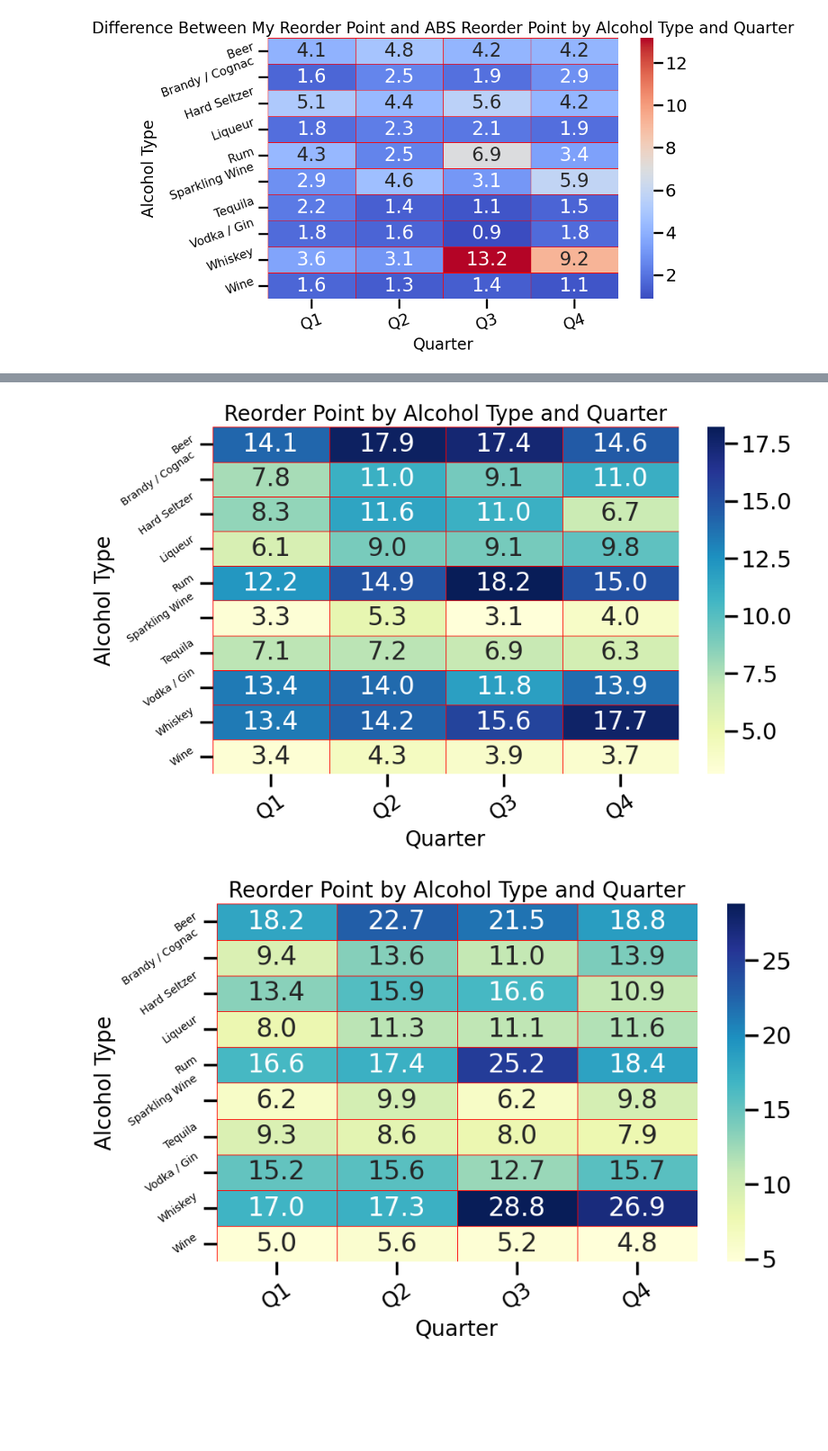
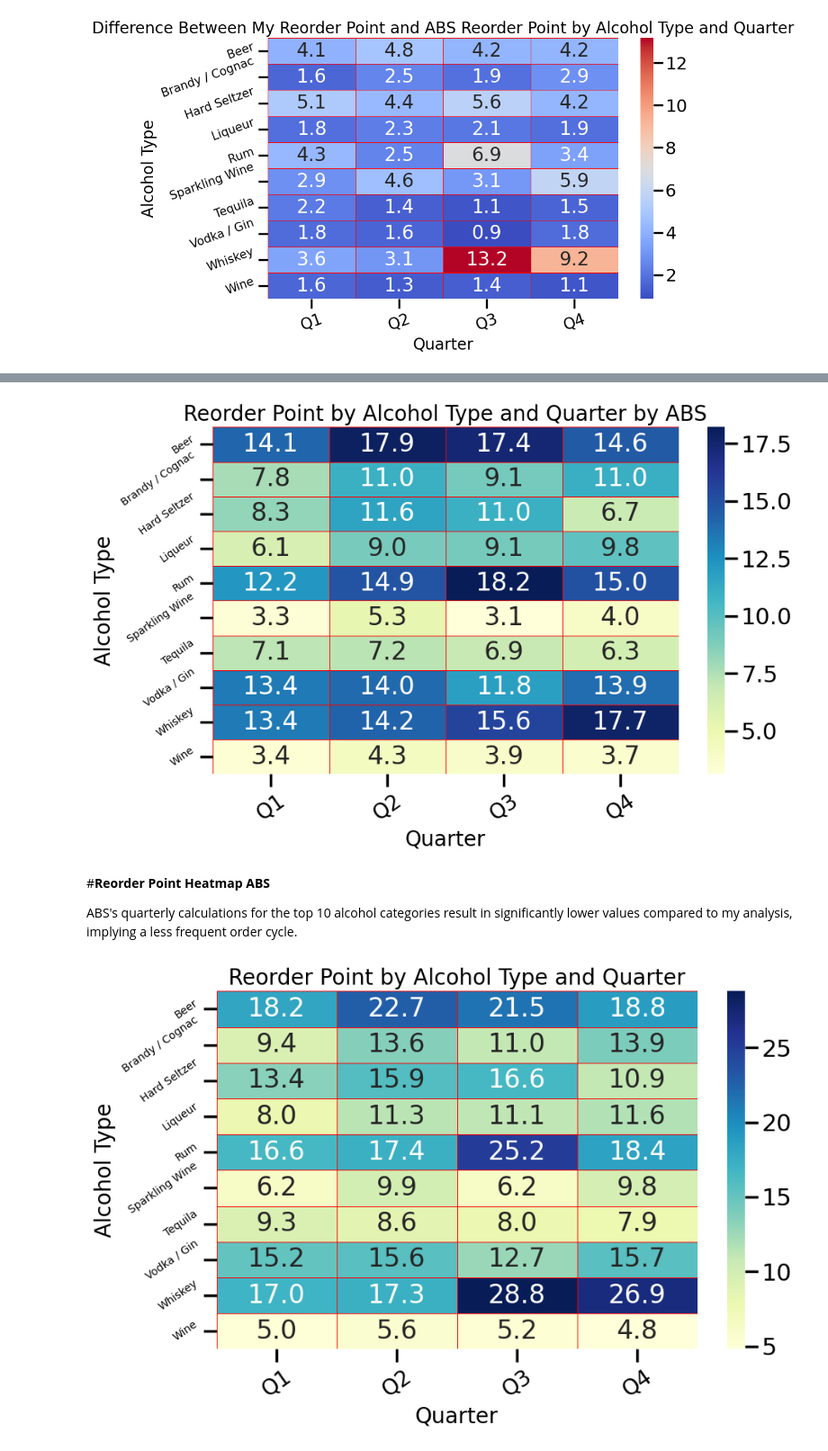
Before and after one commit to alexkardan/ABS-Visualizations, a Jupyter notebook: ABS_Low_Volume_Store.ipynb, the cells around one changed output, grey strips where cells are left out. Shown at 90% size. Cells and saved outputs as stored; diff of their text form; code cells hidden in the pictures; blank space fills up the shorter version.

```diff
--- a/ABS_Low_Volume_Store.ipynb
+++ b/ABS_Low_Volume_Store.ipynb
@@ -495,21 +501,25 @@ plt.show()
 # %%
 plt.figure(figsize = (10,6))
 heatmap_data = weekly_stats.pivot_table(
     index = 'Alcohol Type',
     columns = 'Quarter',
     values = 'Reorder Point ABS'
 )
 
 sns.heatmap(heatmap_data, annot = True, cmap = 'YlGnBu', fmt = ".1f", linewidths=.5, linecolor = 'red')
 
-plt.title("Reorder Point by Alcohol Type and Quarter", fontsize=20)
+plt.title("Reorder Point by Alcohol Type and Quarter by ABS", fontsize=20)
 plt.xlabel("Quarter", fontsize=20)
 plt.ylabel("Alcohol Type", fontsize=20)
 plt.xticks(rotation=35, fontsize=20)
 plt.yticks(rotation=35, fontsize=10)
 plt.show()
 # %% [output]
-[figure, old version]
+[figure, new version]
+# %% [markdown]
+#**Reorder Point Heatmap ABS**
+
+ABS's quarterly calculations for the top 10 alcohol categories result in significantly lower values compared to my analysis, implying a less frequent order cycle.
 # %%
 plt.figure(figsize = (10,6))
 heatmap_data = weekly_stats.pivot_table(
```
Also changed, not shown: parts of 7 cells of this notebook.
